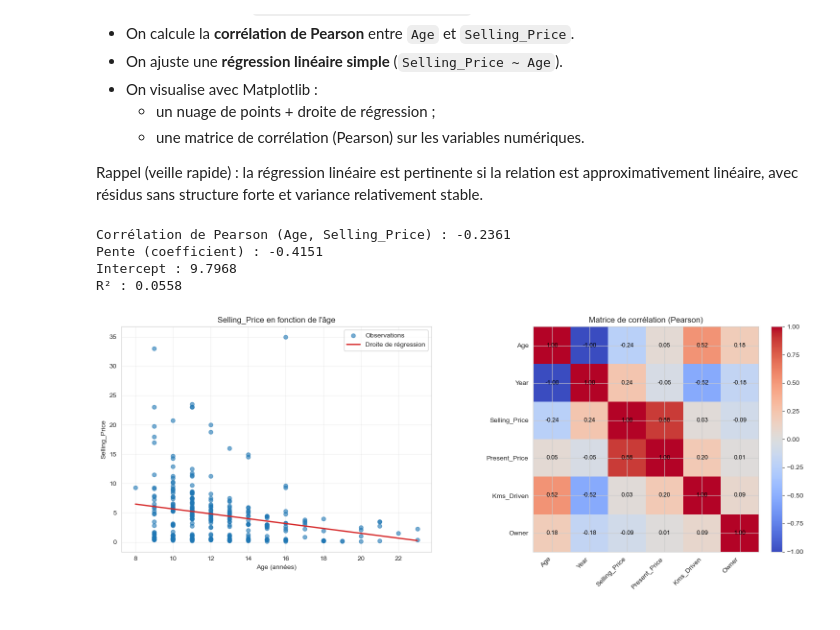
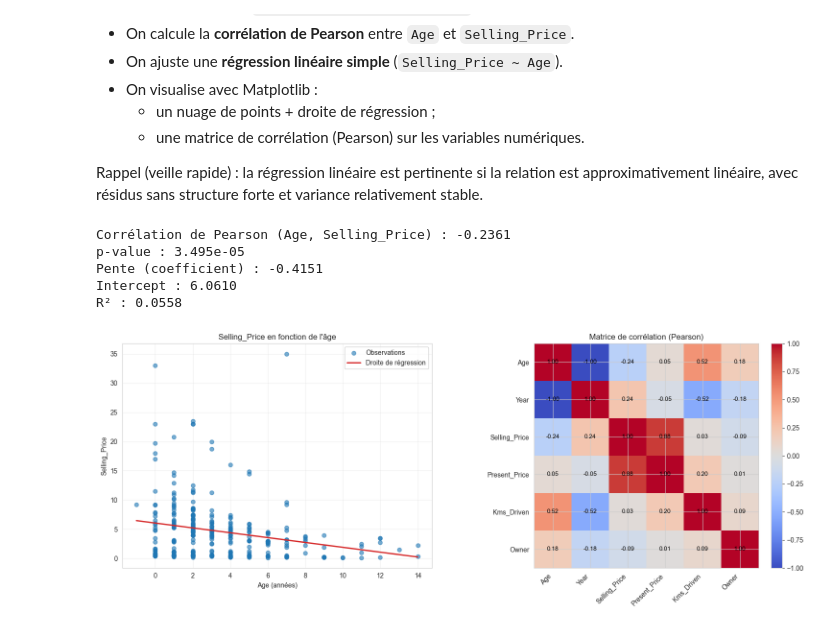
Before and after one commit to axel-achart/new-car, a Jupyter notebook: notebook.ipynb, the cells around one changed output. Saved outputs shown, nothing was run; the diff lists cells and outputs as text; code cells hidden in the pictures.

```diff
--- a/notebook.ipynb
+++ b/notebook.ipynb
@@ -145,10 +157,10 @@ import matplotlib.pyplot as plt
 from sklearn.linear_model import LinearRegression
 
 # 1) Création de la variable âge
-df["Age"] = datetime.now().year - df["Year"]
+df["Age"] = 2017 - df["Year"]
 
 # 2) Corrélation de Pearson (Age vs Selling_Price)
-pearson_age_price = df["Age"].corr(df["Selling_Price"], method="pearson")
+corr, p_value = pearsonr(df["Age"], df["Selling_Price"])
 
 # 3) Régression linéaire simple : Selling_Price ~ Age
 X = df[["Age"]].values
@@ -162,7 +174,8 @@ r2 = model.score(X, y)
 slope = model.coef_[0]
 intercept = model.intercept_
 
-print(f"Corrélation de Pearson (Age, Selling_Price) : {pearson_age_price:.4f}")
+print(f"Corrélation de Pearson (Age, Selling_Price) : {corr:.4f}")
+print(f"p-value : {p_value:.4g}")
 print(f"Pente (coefficient) : {slope:.4f}")
 print(f"Intercept : {intercept:.4f}")
 print(f"R² : {r2:.4f}")
@@ -176,32 +189,33 @@ fig, axes = plt.subplots(1, 2, figsize=(15, 6))
 
 # a) Scatter + droite de régression
 axes[0].scatter(df["Age"], df["Selling_Price"], alpha=0.6, color="tab:blue", label="Observations")
 order = np.argsort(df["Age"].values)
 axes[0].plot(df["Age"].values[order], y_pred[order], color="tab:red", linewidth=2, label="Droite de régression")
 axes[0].set_title("Selling_Price en fonction de l'âge")
 axes[0].set_xlabel("Age (années)")
 axes[0].set_ylabel("Selling_Price")
 axes[0].legend()
 axes[0].grid(True, alpha=0.3)
 
 # b) Matrice de corrélation Pearson (Matplotlib)
 im = axes[1].imshow(corr_matrix, cmap="coolwarm", vmin=-1, vmax=1)
 axes[1].set_xticks(range(len(corr_matrix.columns)))
 axes[1].set_yticks(range(len(corr_matrix.columns)))
 axes[1].set_xticklabels(corr_matrix.columns, rotation=45, ha="right")
 axes[1].set_yticklabels(corr_matrix.columns)
 axes[1].set_title("Matrice de corrélation (Pearson)")
 
 for i in range(len(corr_matrix.columns)):
     for j in range(len(corr_matrix.columns)):
         axes[1].text(j, i, f"{corr_matrix.iloc[i, j]:.2f}", ha="center", va="center", color="black", fontsize=9)
 
 fig.colorbar(im, ax=axes[1], fraction=0.046, pad=0.04)
 plt.tight_layout()
 plt.show()
 # %% [output]
 Corrélation de Pearson (Age, Selling_Price) : -0.2361
+p-value : 3.495e-05
 Pente (coefficient) : -0.4151
-Intercept : 9.7968
+Intercept : 6.0610
 R² : 0.0558
-[figure, old version]
+[figure, new version]
```
Also changed, not shown: parts of 7 cells of this notebook.
